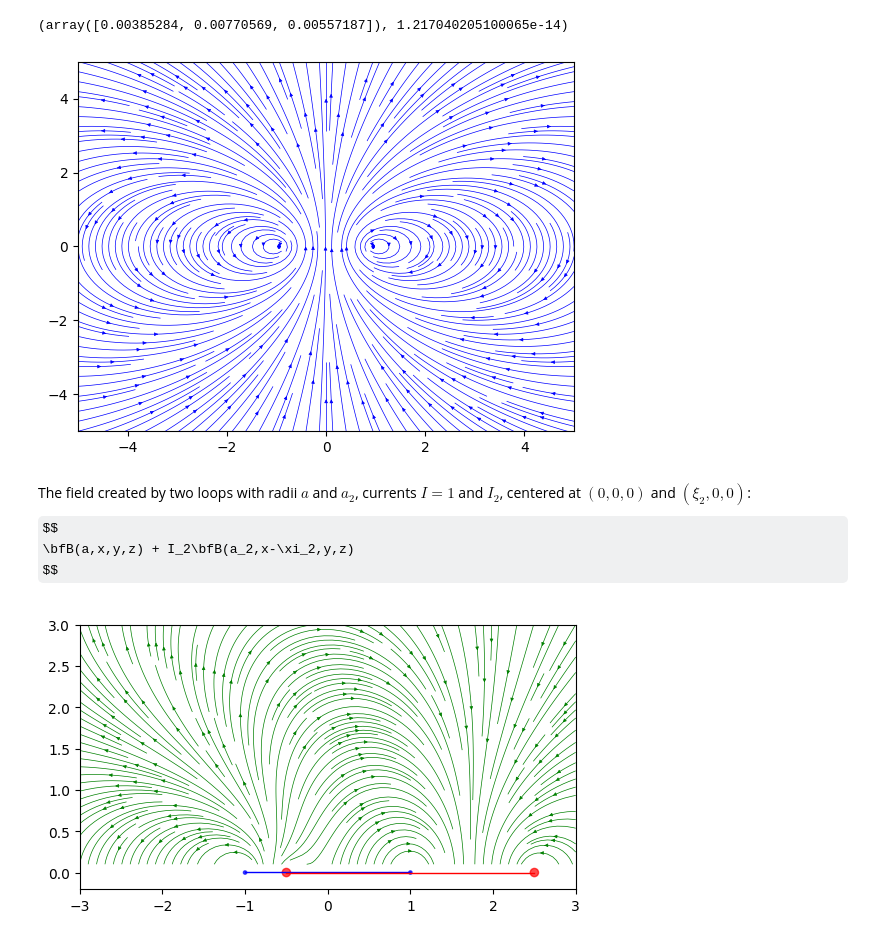
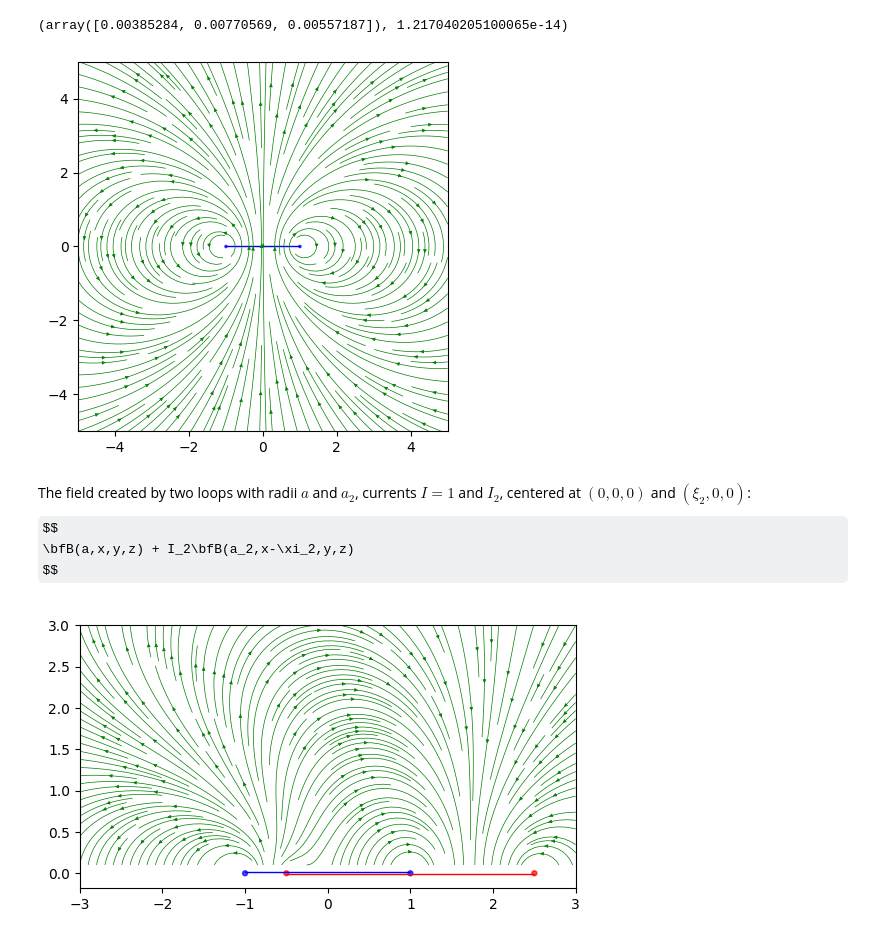
Before and after one commit to michael-isichenko/misc, a Jupyter notebook: loops.ipynb, the cells around one changed output. Cells and saved outputs as stored; diff of their text form; code cells hidden in the pictures; some formulas as TeX source.

```diff
--- a/loops.ipynb
+++ b/loops.ipynb
@@ -123,22 +123,31 @@ loop_field(1, 2, 3, 0.1)
 (array([0.00385284, 0.00770569, 0.00557187]), 1.217040205100065e-14)
 # %%
 import matplotlib.pyplot as plt
+
+def mark_loop(ax, x, a, color):
+    ax.add_patch(Circle((x-a, 0), 0.03, color=color, alpha=0.7))
+    ax.add_patch(Circle((x+a, 0), 0.03, color=color, alpha=0.7))
+    shift = 0.01 if color == 'blue' else -0.01
+    ax.add_artist(lines.Line2D([x-a, x+a], [shift,shift], linewidth=1, color=color))
 
 fig = plt.figure()
 ax  = fig.add_subplot(1, 1, 1)
 
 xmin, xmax = -5, 5
 zmin, zmax =  -5, 5
-xx, zz = np.linspace(xmin, xmax, 99), np.linspace(zmin, zmax, 99)
+xx, zz = np.linspace(xmin, xmax, 151), np.linspace(zmin, zmax, 151)
 xx_grid, zz_grid = np.meshgrid(xx, zz)
 
 B = loop_field(xx_grid, 0, zz_grid, 1)[0]
 # print(f'B: {B.shape}')
 if 1: # this is more like it
-    ax.streamplot(xx_grid, zz_grid, B[0], B[2], density=2.5, color='b',
+    mark_loop(ax, 0, 1, 'blue')
+    ax.streamplot(xx_grid, zz_grid, B[0], B[2], density=2, color='g',
                     linewidth=0.5, cmap=plt.cm.viridis, arrowsize=0.5)
+    ax.set_aspect('equal')
+    plt.show()
 # %% [output]
-[figure, old version]
+[figure, new version]
 # %% [markdown]
 The field created by two loops with radii $a$ and $a_2$, currents $I=1$ and $I_2$, centered at $(0,0,0)$ and $(\xi_2,0,0)$:
 $$
@@ -156,20 +165,17 @@ xx_grid, zz_grid = np.meshgrid(xx, zz)
 a1, a2 = 1, 1.5 # radii of loops
 I1, I2 = 1, -1  # currents, clockwise if negative
 x1, x2 = 0, 1   # loop x-centers
-B = I1*loop_field(xx_grid - x1, 0, zz_grid, a)[0] + I2*loop_field(xx_grid - x2, 0, zz_grid, a2)[0]
+B = I1*loop_field(xx_grid - x1, 0, zz_grid, a)[0] + \
+    I2*loop_field(xx_grid - x2, 0, zz_grid, a2)[0]
 # print(B)
 if 1:
     fig = plt.figure()
     ax  = fig.add_subplot(1, 1, 1)
-    ax.add_patch(Circle((x1-a1, 0), 0.03, color='blue', alpha=0.7))
-    ax.add_patch(Circle((x1+a1, 0), 0.03, color='blue', alpha=0.7))
-    ax.add_artist(lines.Line2D([x1-a1, x1+a1], [0.01,0.01], linewidth=1, color='blue'))
-    ax.add_patch(Circle((x2-a2, 0), 0.03, color='red', alpha=0.7))
-    ax.add_patch(Circle((x2+a2, 0), 0.03, color='red', alpha=0.7))
-    ax.add_artist(lines.Line2D([x2-a2, x2+a2], [-0.01,-0.01], linewidth=1, color='red'))
+    mark_loop(ax, x1, a1, 'blue')
+    mark_loop(ax, x2, a2, 'red')
     ax.streamplot(xx_grid, zz_grid, B[0], B[2], density=2, color='g',
                     linewidth=0.5, cmap=plt.cm.viridis, arrowsize=0.5)
     ax.set_aspect('equal')
     plt.show()
 # %% [output]
-[figure, old version]
+[figure, new version]
```
